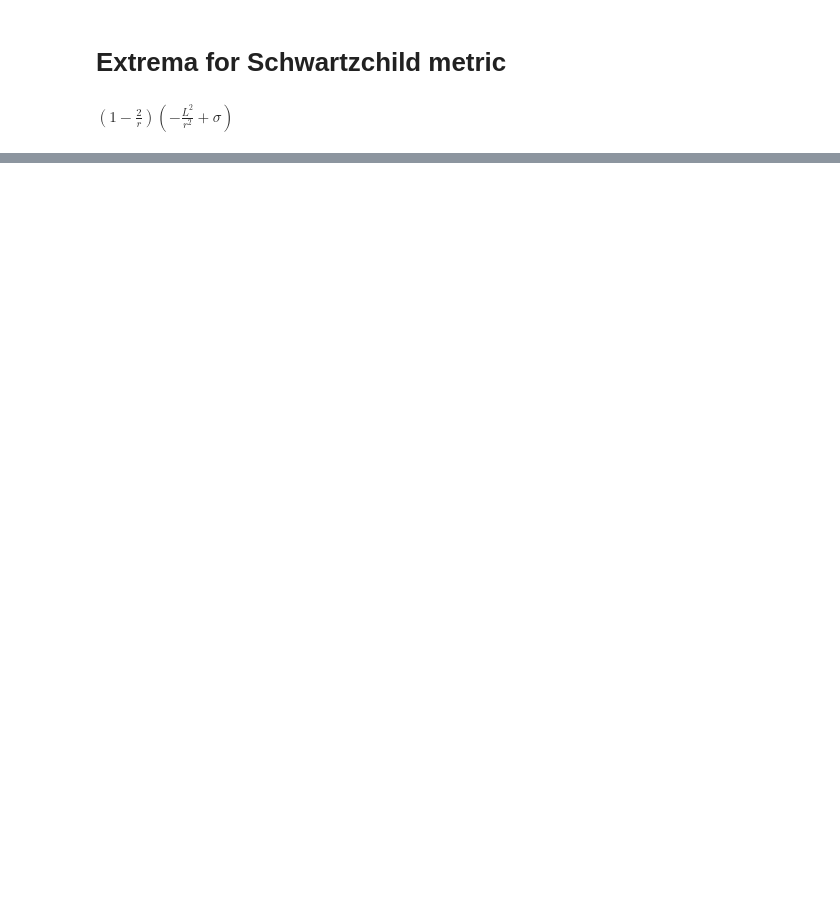
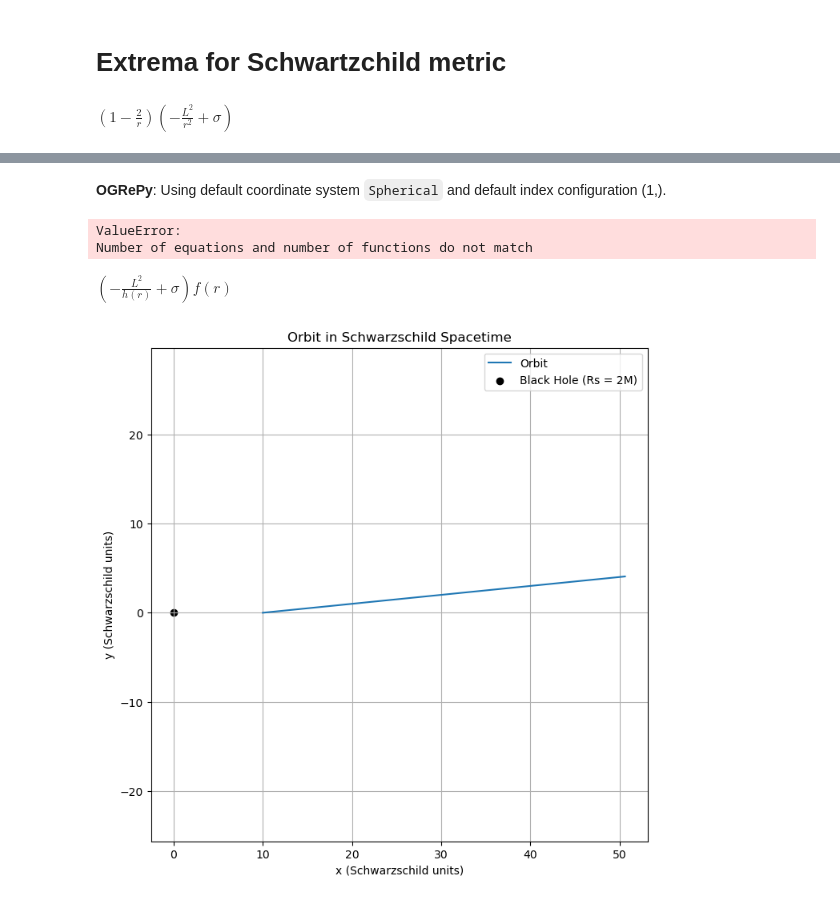
Before and after one commit to AdamSmithOrlik/quantum-black-holes, a Jupyter notebook: adam/research.ipynb, the cells around one changed output, grey strips where cells are left out. Saved outputs shown, nothing was run; the diff lists cells and outputs as text; code cells hidden in the pictures; blank space fills up the shorter version.

```diff
--- a/adam/research.ipynb
+++ b/adam/research.ipynb
@@ -169,0 +217,68 @@ Extrema:  [L*(-L - sqrt(L**2 + 12))/2, L*(-L + sqrt(L**2 + 12))/2]
+# %%
+gr.s.Array(gr.s.dsolve(metric.geodesic_from_lagrangian().components().doit()))
+# %% [output]
+**OGRePy**: Using default coordinate system `Spherical` and default index configuration (1,).
+ValueError:
+Number of equations and number of functions do not match
+# %%
+Veff = f * ( sigma - ( L**2 / h ))
+
+Veff
+# %% [output]
+$\displaystyle \left(- \frac{L^{2}}{h{\left(r \right)}} + \sigma\right) f{\left(r \right)}$
+# %%
+# Equations of motion for the Schwarzschild metric
+M = 1 # in natural units
+# params
+E_val = 1
+L_val = 1
+sigma_val = 0
+
+Rs = 2*M # in natural units
+f = 1 - Rs / r
+g = 1 / f
+h = r**2
+
+# equations of motion
+tdot = E_val / f
+phidot = L_val / h
+rdot_sq = (1/g) * ( (1/f)*E_val**2 - (sigma_val - L_val**2 / h) )
+
+rdot = gr.s.sqrt(rdot_sq)
+
+# orbit equation
+drdphi = rdot / phidot
+
+drdphi_func = gr.s.lambdify(r, drdphi, "numpy")
+
+# Define the numerical function for solving the orbit
+def orbit_eq(phi, r):
+    return drdphi_func(r)
+
+# Initial conditions
+r0 = 10  # Initial radius
+phi_span = (0, 10)
+phi_vals = np.linspace(0,  10, 500)
+
+# Solve numerically
+sol = solve_ivp(orbit_eq, phi_span, [r0], t_eval=phi_vals, method="RK45")
+
+# Convert to Cartesian coordinates
+r_vals = sol.y[0]
+phi_vals = sol.t
+x_vals = r_vals * np.cos(phi_vals)
+y_vals = r_vals * np.sin(phi_vals)
+
+# Plot the orbit
+plt.figure(figsize=(8, 8))
+plt.plot(x_vals, y_vals, label="Orbit")
+plt.scatter(0, 0, color="black", marker="o", label="Black Hole (Rs = 2M)")
+plt.xlabel("x (Schwarzschild units)")
+plt.ylabel("y (Schwarzschild units)")
+plt.title("Orbit in Schwarzschild Spacetime")
+plt.legend()
+plt.grid()
+plt.axis("equal")
+plt.show()
+# %% [output]
+[figure, added]
```
Also changed, not shown: parts of 12 cells of this notebook.
